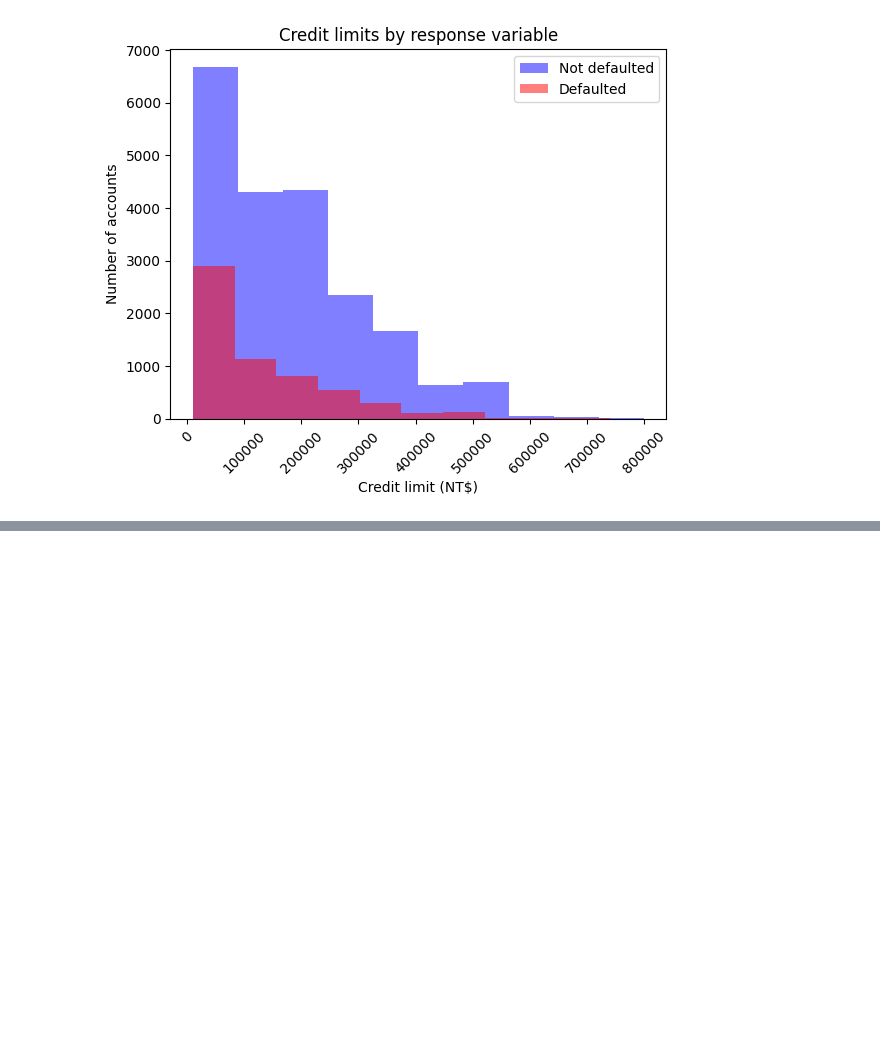
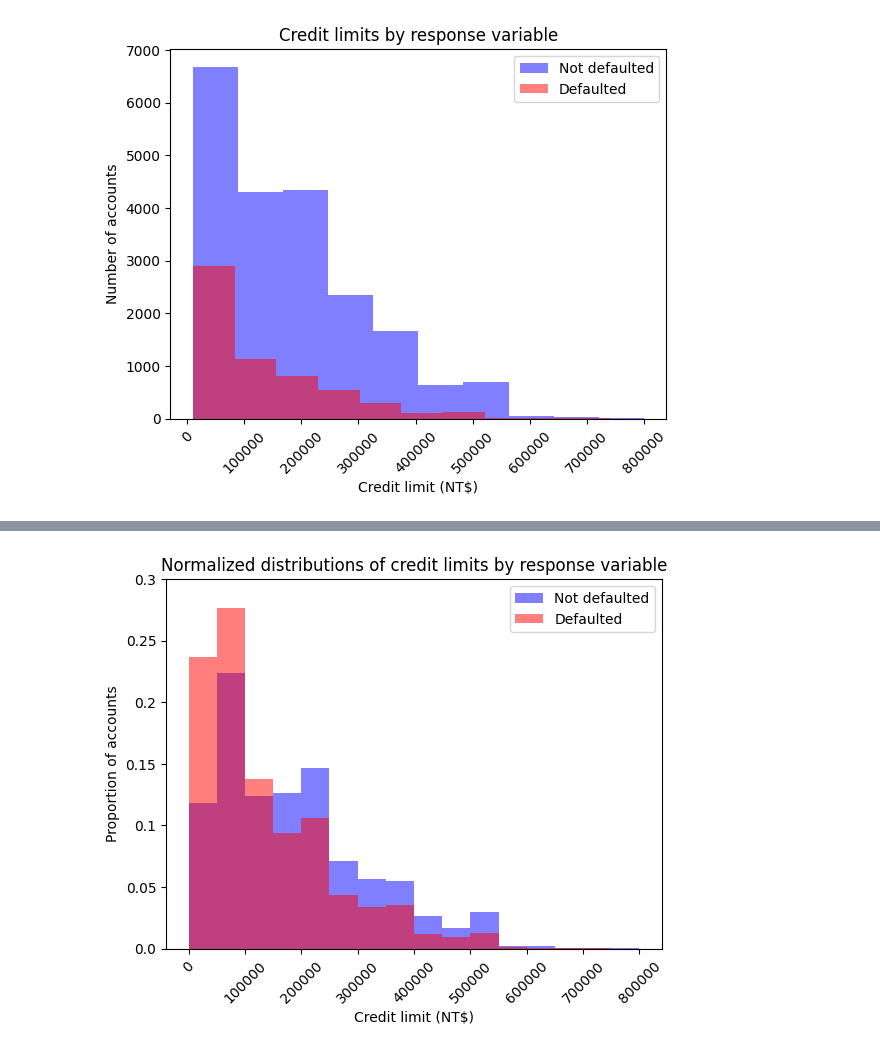
Before and after one commit to danzpy/book-data-science-projects-with-python, a Jupyter notebook: predicao-bons-pagadores.ipynb, the cells around one changed output, grey strips where cells are left out. Drawn from its saved outputs; the diff is of its cells as text; code cells hidden in the pictures; blank space fills up the shorter version.

Commit message:
Continuação da visualização das relações pt 2

```diff
--- a/predicao-bons-pagadores.ipynb
+++ b/predicao-bons-pagadores.ipynb
@@ -699,0 +704,17 @@ axes.set_title('Credit limits by response variable');
+# %%
+bin_edges = list(range(0,850000,50000))
+axes = plt.axes()
+axes.hist(df.loc[neg_mask, 'LIMIT_BAL'], bins=bin_edges, alpha=0.5,
+density=True, color='blue')
+axes.hist(df.loc[pos_mask, 'LIMIT_BAL'], bins=bin_edges, alpha=0.5,
+density=True, color='red')
+axes.tick_params(axis='x', labelrotation=45)
+axes.set_xlabel('Credit limit (NT$)')
+axes.set_ylabel('Proportion of accounts')
+y_ticks = axes.get_yticks()
+axes.set_yticks(y_ticks)
+axes.set_yticklabels(np.round(y_ticks * 50000, 2))
+axes.legend(['Not defaulted', 'Defaulted'])
+axes.set_title('Normalized distributions of credit limits by response variable');
+# %% [output]
+[figure, added]
```
Also changed, not shown: parts of 2 cells of this notebook.
